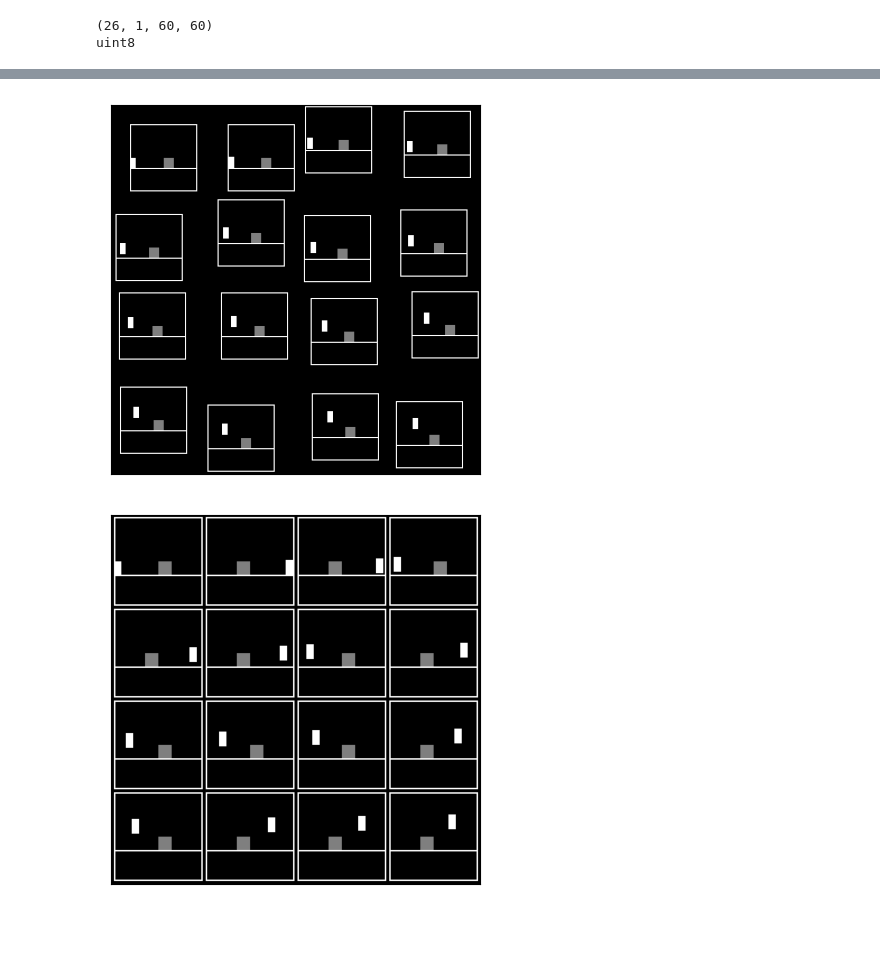
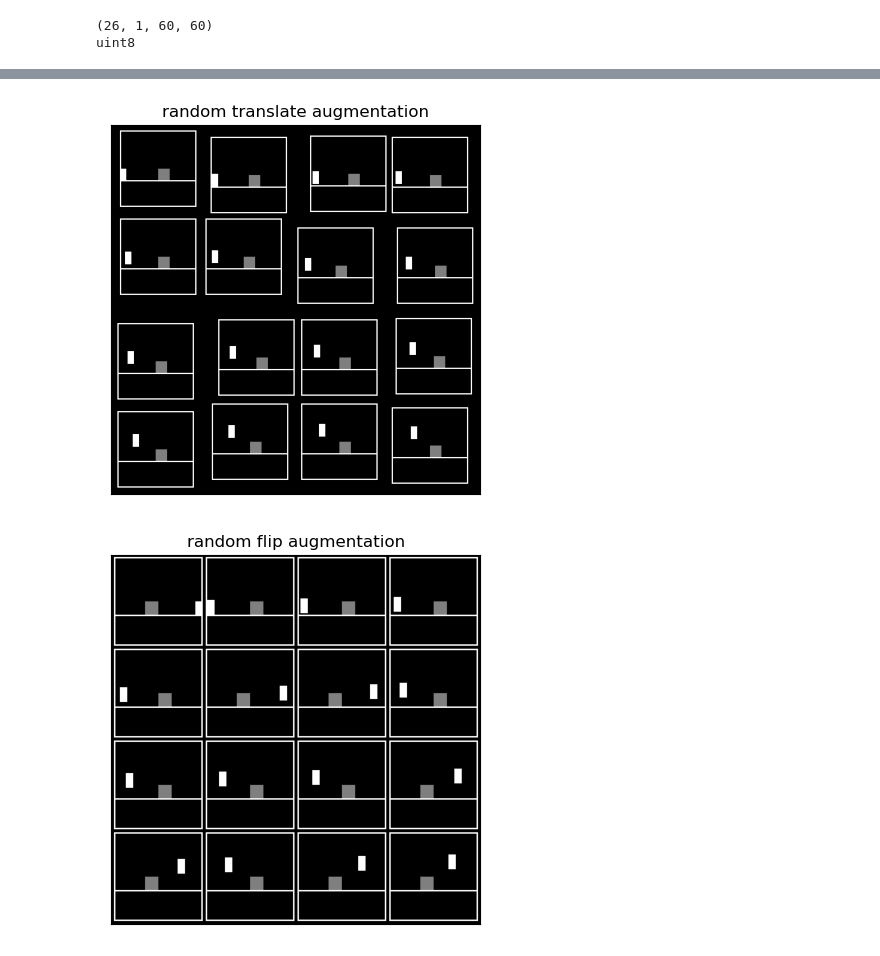
Before and after one commit to manusimidt/jku_practical_work, a Jupyter notebook: visualize_augmentations.ipynb, the cells around one changed output, grey strips where cells are left out. Saved outputs shown, nothing was run; the diff lists cells and outputs as text; code cells hidden in the pictures; blank space fills up the shorter version.

```diff
--- a/visualize_augmentations.ipynb
+++ b/visualize_augmentations.ipynb
@@ -52,11 +50,13 @@ print(frames.dtype)
 (26, 1, 60, 60)
 uint8
 # %%
-def show_imgs(x,max_display=16):
+def show_imgs(x,max_display=16, title:str = ""):
     grid = make_grid(torch.from_numpy(x[:max_display]),4).permute(1,2,0).cpu().numpy()
     plt.xticks([])
     plt.yticks([])
     plt.imshow(grid)
+    if len(title) > 0: plt.title(title)
+    plt.show()
 
-show_imgs(frames)
+show_imgs(frames, title="frames without augmentation")
 # %% [output]
@@ -64,48 +64,11 @@ show_imgs(frames)
 # %%
-def random_translate(imgs, size, return_random_idxs=False, h1s=None, w1s=None):
-    n, c, h, w = imgs.shape
-    assert size >= h and size >= w
-    outs = np.zeros((n, c, size, size), dtype=imgs.dtype)
-    h1s = np.random.randint(0, size - h + 1, n) if h1s is None else h1s
-    w1s = np.random.randint(0, size - w + 1, n) if w1s is None else w1s
-    for out, img, h1, w1 in zip(outs, imgs, h1s, w1s):
-        out[:, h1:h1 + h, w1:w1 + w] = img
-    if return_random_idxs:  # So can do the same to another set of imgs.
-        return outs, dict(h1s=h1s, w1s=w1s)
-    return outs
-
-rnd_trans = random_translate(frames,80)
-show_imgs(rnd_trans)
+rnd_trans = augmentations.random_translate(frames,70)
+show_imgs(rnd_trans, title="random translate augmentation")
 # %% [output]
-[figure, old version]
+[figure, new version]
 # %%
-def random_flip(images,device,p=.5):
-    # Taken from the RAD paper Laskin et al., 2020)
-    # images: [B, C, H, W]
-
-    bs, channels, h, w = images.shape
-
-    images = images.to(device)
-
-    flipped_images = images.flip([3])
-
-    rnd = np.random.uniform(0., 1., size=(images.shape[0],))
-    mask = rnd <= p
-    mask = torch.from_numpy(mask)
-    frames = images.shape[1] #// 3
-    images = images.view(*flipped_images.shape)
-    mask = mask[:, None] * torch.ones([1, frames]).type(mask.dtype)
-
-    mask = mask.type(images.dtype).to(device)
-    mask = mask[:, :, None, None]
-
-    out = mask * flipped_images + (1 - mask) * images
-
-    out = out.view([bs, -1, h, w])
-    return out.type(torch.uint8)
-
-flipped_x = random_flip(torch.from_numpy(frames),device)
-show_imgs(flipped_x.numpy())
+flipped_x = augmentations.random_flip(frames,device)
+show_imgs(flipped_x, title="random flip augmentation")
 # %% [output]
-[figure, old version]
+[figure, new version]
 # %%
```
Also changed, not shown: parts of 5 cells of this notebook, 5 other files.
